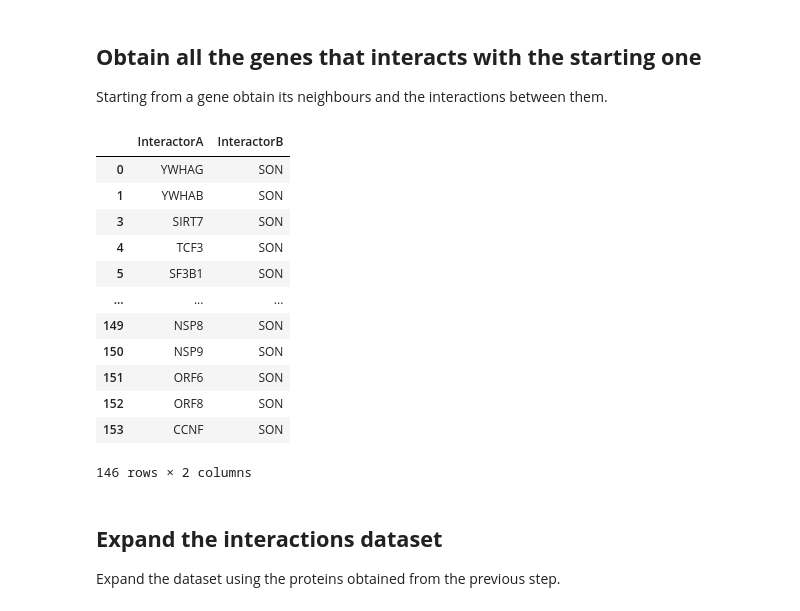
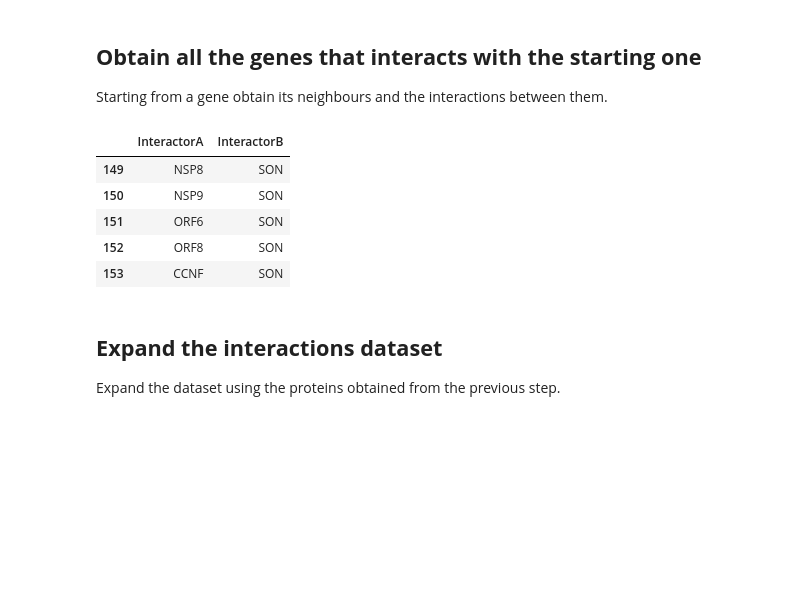
Before and after one commit to nikodallanoce/ComputationalHealthLaboratory, a Jupyter notebook: Project_CHL.ipynb, the cells around one changed output. Cells and saved outputs as stored; diff of their text form; code cells hidden in the pictures; blank space fills up the shorter version.

```diff
--- a/Project_CHL.ipynb
+++ b/Project_CHL.ipynb
@@ -35,21 +33,14 @@ gene_interactions["InteractorA"] = gene_interactions["InteractorA"].str.upper()
 gene_interactions.drop_duplicates(inplace=True)
 proteins_list = list(gene_interactions["InteractorA"])  # all the proteins that interact with our starting gene
 # %%
-gene_interactions
+gene_interactions.tail()
 # %% [output]
 |  | InteractorA | InteractorB |
-| 0 | YWHAG | SON |
-| 1 | YWHAB | SON |
-| 3 | SIRT7 | SON |
-| 4 | TCF3 | SON |
-| 5 | SF3B1 | SON |
-| ... | ... | ... |
 | 149 | NSP8 | SON |
 | 150 | NSP9 | SON |
 | 151 | ORF6 | SON |
 | 152 | ORF8 | SON |
 | 153 | CCNF | SON |
-146 rows × 2 columns
 # %% [markdown]
 ## **Expand the interactions dataset**
 Expand the dataset using the proteins obtained from the previous step.
```
Also changed, not shown: parts of 86 cells of this notebook, 4 other files.
